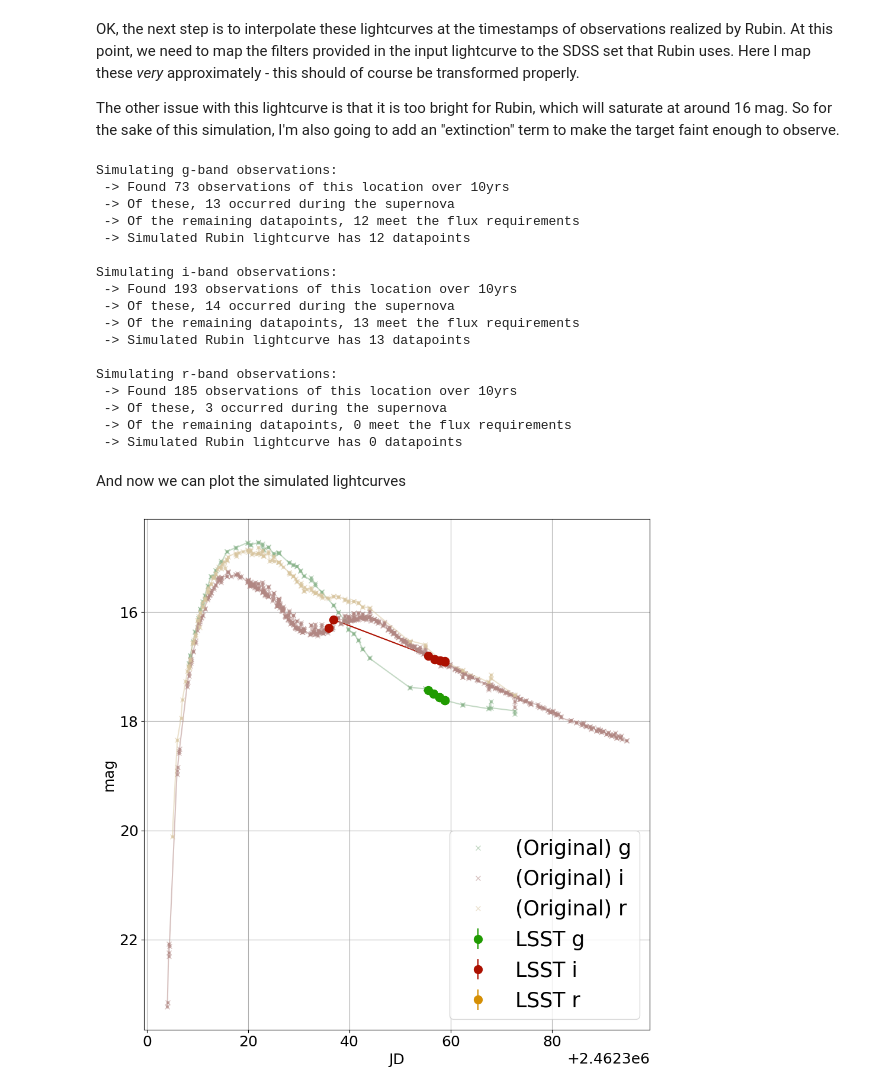
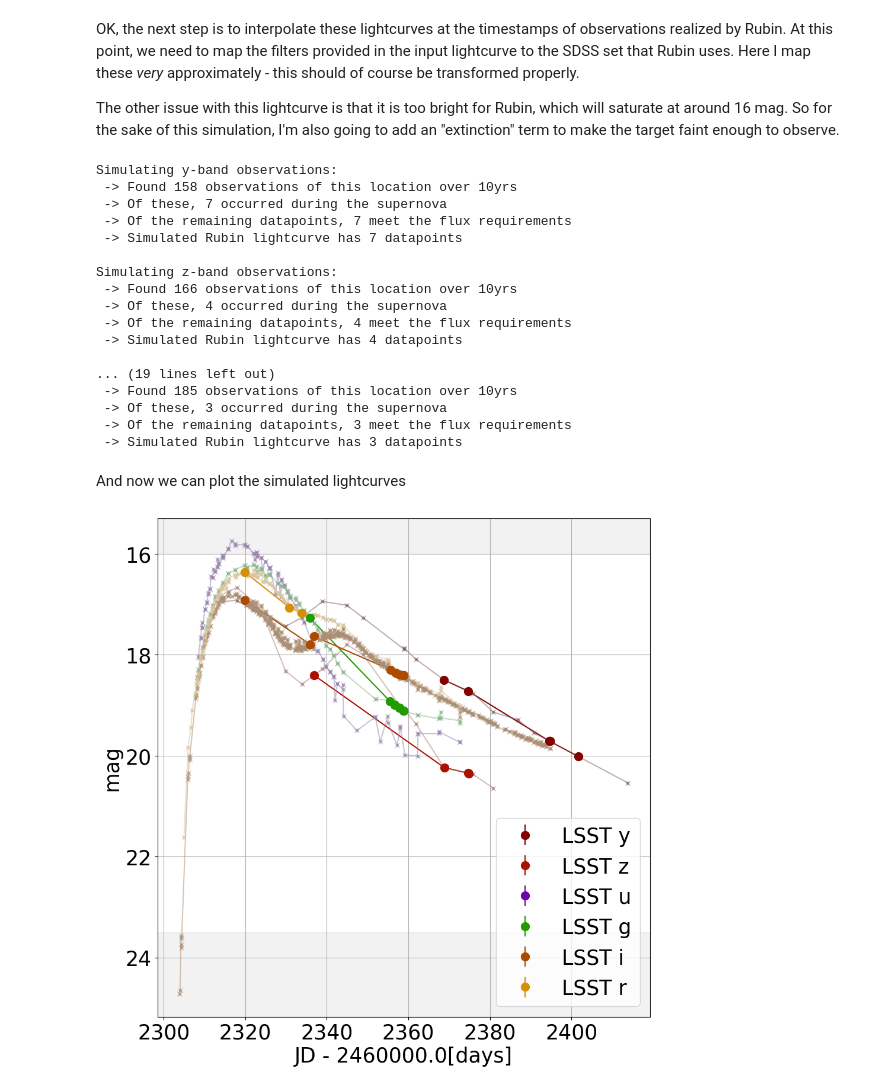
Before and after one commit to rachel3834/lsst_bitbucket, a Jupyter notebook: survey_strategy/simulated_rubin_sne_lightcurve.ipynb, the cells around one changed output. Drawn from its saved outputs; the diff is of its cells as text; code cells hidden in the pictures.

```diff
--- a/survey_strategy/simulated_rubin_sne_lightcurve.ipynb
+++ b/survey_strategy/simulated_rubin_sne_lightcurve.ipynb
@@ -275,7 +275,7 @@ OK, the next step is to interpolate these lightcurves at the timestamps of obser
 
 The other issue with this lightcurve is that it is too bright for Rubin, which will saturate at around 16 mag.  So for the sake of this simulation, I'm also going to add an "extinction" term to make the target faint enough to observe.
 # %%
-mag_offset = 2.0
+mag_offset = 3.5
 # %%
 # Input filter: Rubin filter
 filter_map = {
@@ -289,10 +297,13 @@ filter_map = {
 # %%
 sim_lcs = {}
 for f, lc in lightcurves.items():
-    if f in filter_map.keys():
-        print('Simulating ' + f + '-band observations:')
+    if f in rev_filter_map.keys():
+        rubin_f = rev_filter_map[f]
+
+        print('Simulating ' + rubin_f + '-band observations:')
+
         # Timestamps of all Rubin observations in this filter for 10yrs
-        rubin_ts = time_series[filter_map[f]]
+        rubin_ts = time_series[rubin_f]
         print(' -> Found ' + str(len(rubin_ts)) + ' observations of this location over 10yrs')
 
         # Extract the set of Rubin observations during this window
@@ -305,10 +316,10 @@ for f, lc in lightcurves.items():
         # the Rubin functions to calculate the photometric uncertainties that Rubin
         # should deliver
         mag = interp_lc[f](ts) + mag_offset
-        magerr = signaltonoise.calc_mag_error_m5(mag,  LSST_BandPass[f], mag_limit[f], photParams)[0]
+        magerr = signaltonoise.calc_mag_error_m5(mag,  LSST_BandPass[rubin_f], mag_limit[rubin_f], photParams)[0]
 
         # Filter out any measurements that are either too bright or too faint for Rubin
-        jdx = (mag <= mag_limit[f]) & (mag >= 16.0)
+        jdx = (mag <= mag_limit[rubin_f]) & (mag >= 16.0)
         #jdx = range(0, len(ts), 1)
         print(' -> Of the remaining datapoints, ' + str(len(np.where(jdx)[0])) + ' meet the flux requirements')
 
@@ -321,55 +332,63 @@ for f, lc in lightcurves.items():
 
         sim_lcs[f] = new_lc
 # %% [output]
-Simulating g-band observations:
- -> Found 73 observations of this location over 10yrs
- -> Of these, 13 occurred during the supernova
- -> Of the remaining datapoints, 12 meet the flux requirements
- -> Simulated Rubin lightcurve has 12 datapoints
+Simulating y-band observations:
+ -> Found 158 observations of this location over 10yrs
+ -> Of these, 7 occurred during the supernova
+ -> Of the remaining datapoints, 7 meet the flux requirements
+ -> Simulated Rubin lightcurve has 7 datapoints
 
-Simulating i-band observations:
- -> Found 193 observations of this location over 10yrs
- -> Of these, 14 occurred during the supernova
- -> Of the remaining datapoints, 13 meet the flux requirements
- -> Simulated Rubin lightcurve has 13 datapoints
+Simulating z-band observations:
+ -> Found 166 observations of this location over 10yrs
+ -> Of these, 4 occurred during the supernova
+ -> Of the remaining datapoints, 4 meet the flux requirements
+ -> Simulated Rubin lightcurve has 4 datapoints
 
-Simulating r-band observations:
+... (19 lines left out)
  -> Found 185 observations of this location over 10yrs
  -> Of these, 3 occurred during the supernova
- -> Of the remaining datapoints, 0 meet the flux requirements
- -> Simulated Rubin lightcurve has 0 datapoints
+ -> Of the remaining datapoints, 3 meet the flux requirements
+ -> Simulated Rubin lightcurve has 3 datapoints
 # %% [markdown]
 And now we can plot the simulated lightcurves
 # %%
 fig = plt.figure(1, (10, 10))
+dt = 2460000.0
 
-plot_colors = {'g': '#209b01', 'r': '#d58f04', 'i': '#ac1000'}
-plot_colors_orig = {'g': '#8bb58d', 'r': '#d8c59e', 'i': '#b18783'}
+plot_colors = {'u': '#6F02A8', 'g': '#209b01', 'r': '#d58f04', 'i': '#AC4B00', 'z':'#ac1000', 'y': '#850101'}
+plot_colors_orig = {'U': '#9884AB', 'g': '#8bb58d', 'r': '#d8c59e', 'i': '#AB8F74', 'J':'#A8817E', 'H': '#806060'}
 
 for f, lc in sim_lcs.items():
+    rubin_f = rev_filter_map[f]
     plt.errorbar(
-        lc['JD'], lc['mag'], yerr=lc['mag_error'],
-        marker='o', markerfacecolor=plot_colors[f], markeredgecolor=plot_colors[f], markersize=10,
-        linestyle=' ', ecolor=plot_colors[f], label='LSST '+f)
+        lc['JD']-dt, lc['mag'], yerr=lc['mag_error'],
+        marker='o', markerfacecolor=plot_colors[rubin_f], markeredgecolor=plot_colors[rubin_f], markersize=10,
+        linestyle=' ', ecolor=plot_colors[rubin_f], label='LSST '+rubin_f)
 
     if len(lc) > 0:
-        plt.plot(lc['JD'], interp_lc[f](lc['JD'])+mag_offset,
-                 marker='.', color=plot_colors[f],
+        plt.plot(lc['JD']-dt, interp_lc[f](lc['JD'])+mag_offset,
+                 marker='.', color=plot_colors[rubin_f],
                  linestyle='-')
 
     orig_lc = lightcurves[f]
-    plt.plot(orig_lc['JD'], orig_lc['mag']+mag_offset, marker='x', linestyle=' ', color=plot_colors_orig[f], alpha=0.5, label='(Original) '+f)
-    plt.plot(orig_lc['JD'], interp_lc[f](orig_lc['JD'])+mag_offset, marker='.', color=plot_colors_orig[f], alpha=0.5, linestyle='-')
+    plt.plot(orig_lc['JD']-dt, orig_lc['mag']+mag_offset, marker='x', linestyle=' ', color=plot_colors_orig[f], alpha=0.5)
+    plt.plot(orig_lc['JD']-dt, interp_lc[f](orig_lc['JD'])+mag_offset, marker='.', color=plot_colors_orig[f], alpha=0.5, linestyle='-')
 
 plt.rcParams.update({'font.size': 25})
-plt.xlabel('JD')
+plt.xlabel('JD - ' + str(dt) + '[days]')
 plt.ylabel('mag')
 plt.gca().invert_yaxis()
 plt.legend()
 plt.grid()
 
+[xmin, xmax, ymin, ymax] = plt.axis()
+
+plt.fill_between([xmin,xmax], [ymin], y2=[23.5], color='grey', alpha=0.1)
+plt.fill_between([xmin,xmax], [16.0], y2=[ymax], color='grey', alpha=0.1)
+plt.axis([xmin, xmax, ymin, ymax])
+
 #plt.show()
 plt.tight_layout()
 plt.savefig('/Users/rstreet/cassiopeia/GrantProposals/2025/NSF_AAG/Howell_SNe/lsst_v5_sim_sne2.png')
 # %% [output]
-[figure, old version]
+[figure, new version]
```
Also changed, not shown: parts of 2 cells of this notebook.
